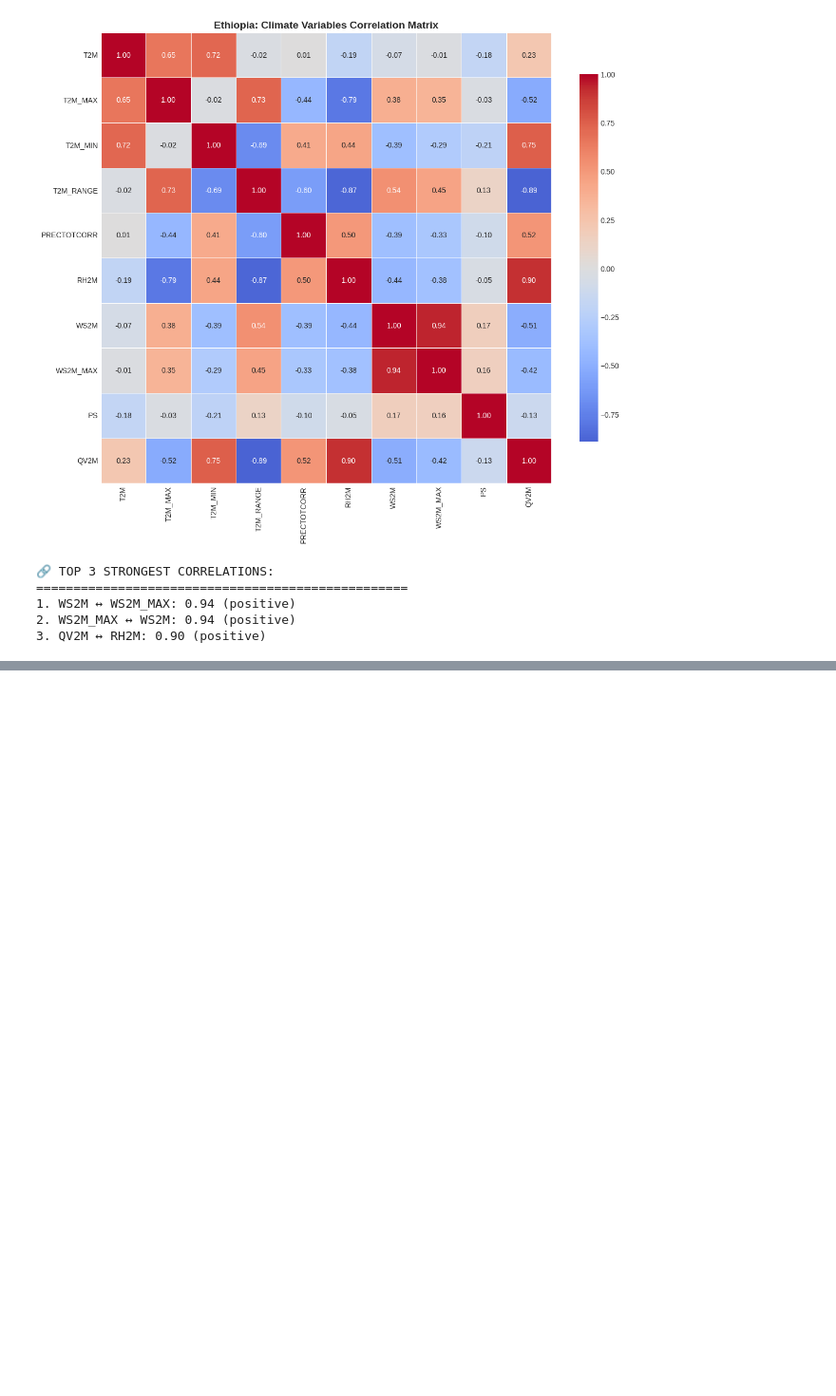
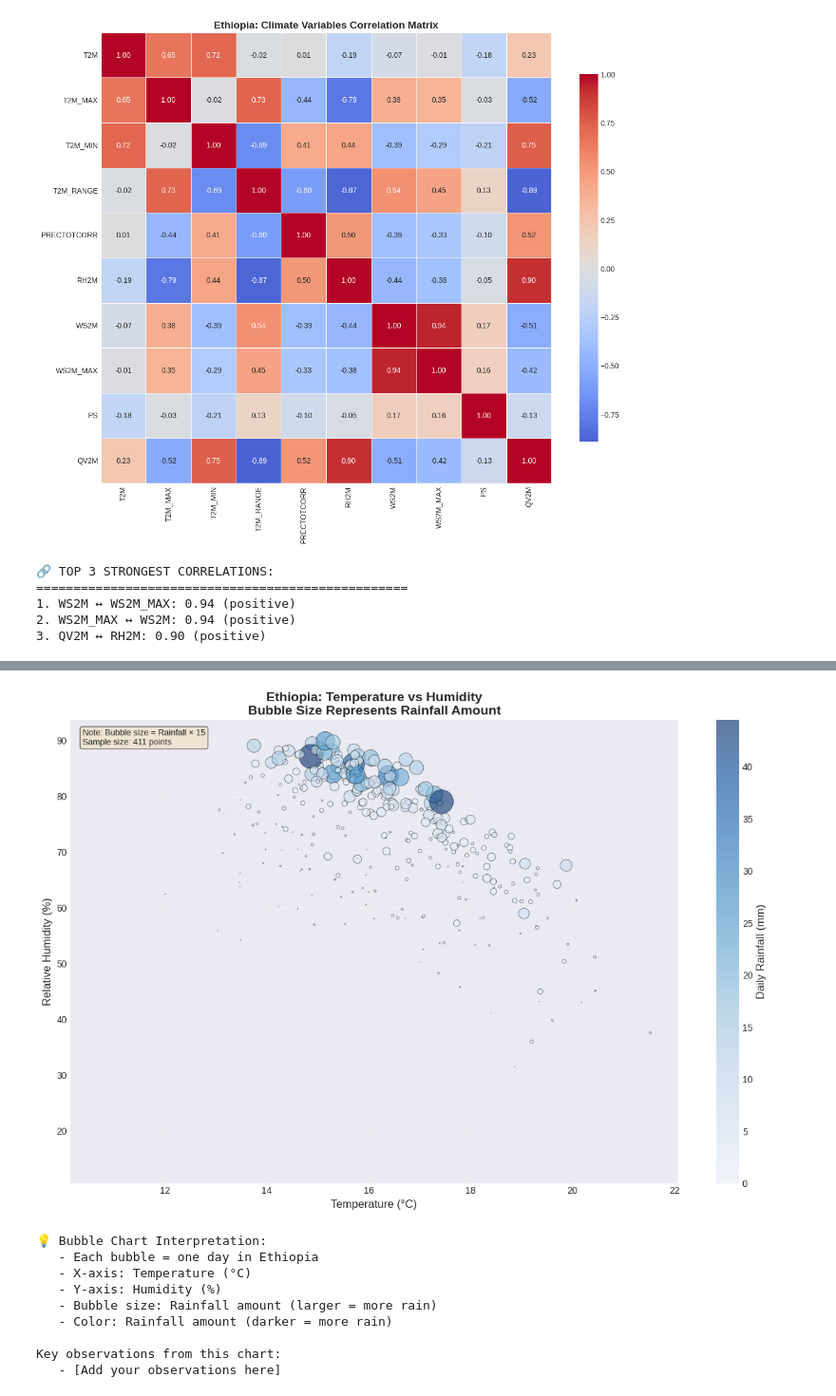
Before and after one commit to Sumeyahassen/climate-challenge-week0, a Jupyter notebook: notebooks/ethiopia_eda.ipynb, the cells around one changed output, grey strips where cells are left out. Shown at 95% size. Saved outputs shown, nothing was run; the diff lists cells and outputs as text; code cells hidden in the pictures; blank space fills up the shorter version.

```diff
--- a/notebooks/ethiopia_eda.ipynb
+++ b/notebooks/ethiopia_eda.ipynb
@@ -665,0 +801,53 @@ for pair in strongest_corr.index[:6]:
+# %%
+# Create bubble chart (sample every 10th row to avoid overcrowding)
+sample_df = df.iloc[::10, :].dropna(subset=['T2M', 'RH2M', 'PRECTOTCORR'])
+
+plt.figure(figsize=(12, 8))
+
+# Create bubble chart
+scatter = plt.scatter(sample_df['T2M'], sample_df['RH2M'],
+                      s=sample_df['PRECTOTCORR'] * 15,  # Bubble size (scaled for visibility)
+                      c=sample_df['PRECTOTCORR'],       # Color by rainfall
+                      cmap='Blues',
+                      alpha=0.6,
+                      edgecolors='black',
+                      linewidth=0.5)
+
+# Add colorbar
+cbar = plt.colorbar(scatter)
+cbar.set_label('Daily Rainfall (mm)', fontsize=12)
+
+# Add labels and title
+plt.xlabel('Temperature (°C)', fontsize=12)
+plt.ylabel('Relative Humidity (%)', fontsize=12)
+plt.title('Ethiopia: Temperature vs Humidity\nBubble Size Represents Rainfall Amount',
+          fontsize=14, fontweight='bold')
+plt.grid(True, alpha=0.3)
+
+# Add a note about bubble scaling
+plt.text(0.02, 0.98, f'Note: Bubble size = Rainfall × 15\nSample size: {len(sample_df)} points',
+         transform=plt.gca().transAxes, fontsize=9, verticalalignment='top',
+         bbox=dict(boxstyle='round', facecolor='wheat', alpha=0.5))
+
+plt.tight_layout()
+plt.show()
+
+print("💡 Bubble Chart Interpretation:")
+print("   - Each bubble = one day in Ethiopia")
+print("   - X-axis: Temperature (°C)")
+print("   - Y-axis: Humidity (%)")
+print("   - Bubble size: Rainfall amount (larger = more rain)")
+print("   - Color: Rainfall amount (darker = more rain)")
+print("\nKey observations from this chart:")
+print("   - [Add your observations here]")
+# %% [output]
+[figure, added]
+💡 Bubble Chart Interpretation:
+   - Each bubble = one day in Ethiopia
+   - X-axis: Temperature (°C)
+   - Y-axis: Humidity (%)
+   - Bubble size: Rainfall amount (larger = more rain)
+   - Color: Rainfall amount (darker = more rain)
+
+Key observations from this chart:
+   - [Add your observations here]
```
Also changed, not shown: parts of 8 cells of this notebook.
